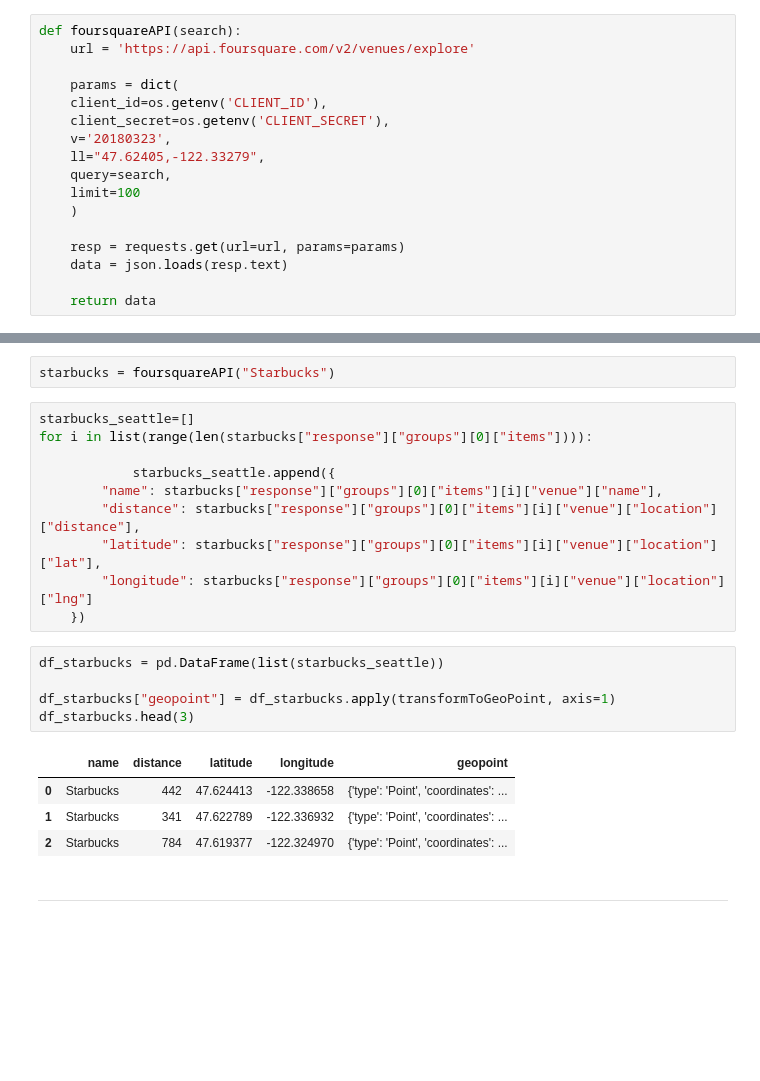
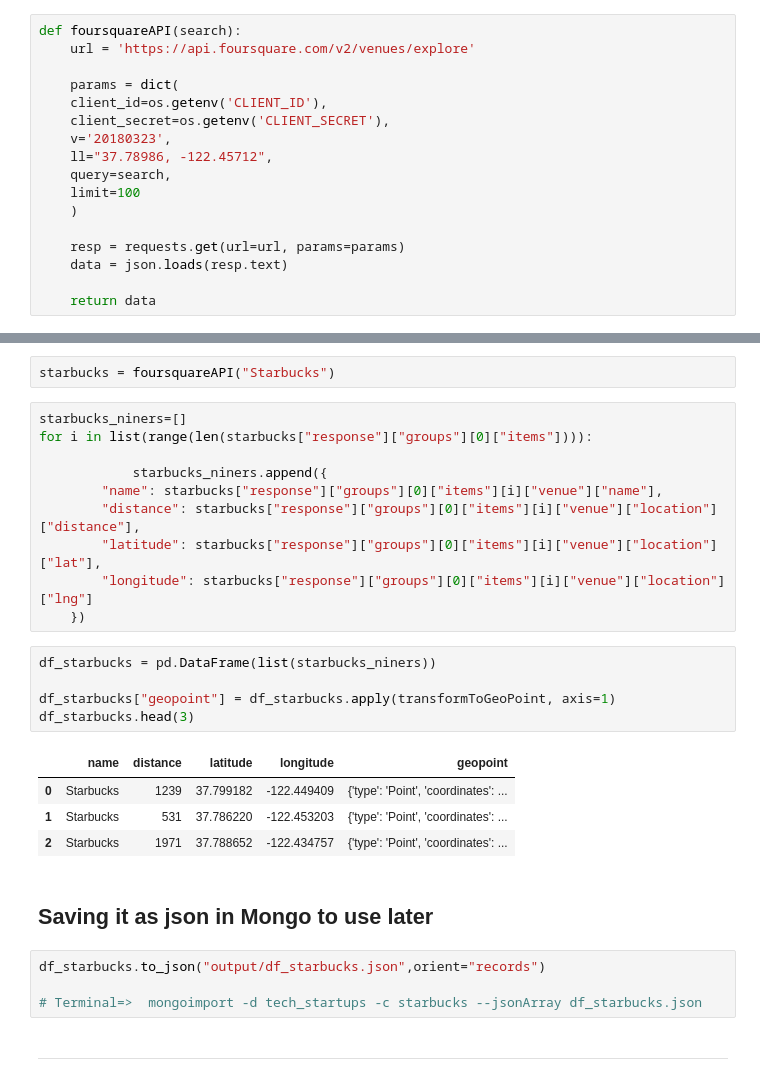
Before and after one commit to JaimeSanz28/Earth_Blueprint, a Jupyter notebook: api_near_queries.ipynb, the cells around one changed output, grey strips where cells are left out. Cells and saved outputs as stored; diff of their text form; blank space fills up the shorter version.

```diff
--- a/api_near_queries.ipynb
+++ b/api_near_queries.ipynb
@@ -18,7 +20,7 @@ def foursquareAPI(search):
     client_id=os.getenv('CLIENT_ID'),
     client_secret=os.getenv('CLIENT_SECRET'),
     v='20180323',
-    ll="47.62405,-122.33279",
+    ll="37.78986, -122.45712",
     query=search,
     limit=100
     )
@@ -34,25 +38,31 @@ def foursquareAPI(search):
 # %%
 starbucks = foursquareAPI("Starbucks")
 # %%
-starbucks_seattle=[]
+starbucks_niners=[]
 for i in list(range(len(starbucks["response"]["groups"][0]["items"]))):
 
-            starbucks_seattle.append({
+            starbucks_niners.append({
         "name": starbucks["response"]["groups"][0]["items"][i]["venue"]["name"],
         "distance": starbucks["response"]["groups"][0]["items"][i]["venue"]["location"]["distance"],
         "latitude": starbucks["response"]["groups"][0]["items"][i]["venue"]["location"]["lat"],
         "longitude": starbucks["response"]["groups"][0]["items"][i]["venue"]["location"]["lng"]
     })
 # %%
-df_starbucks = pd.DataFrame(list(starbucks_seattle))
+df_starbucks = pd.DataFrame(list(starbucks_niners))
 
 df_starbucks["geopoint"] = df_starbucks.apply(transformToGeoPoint, axis=1)
 df_starbucks.head(3)
 # %% [output]
 |  | name | distance | latitude | longitude | geopoint |
-| 0 | Starbucks | 442 | 47.624413 | -122.338658 | {'type': 'Point', 'coordinates': ... |
-| 1 | Starbucks | 341 | 47.622789 | -122.336932 | {'type': 'Point', 'coordinates': ... |
-| 2 | Starbucks | 784 | 47.619377 | -122.324970 | {'type': 'Point', 'coordinates': ... |
+| 0 | Starbucks | 1239 | 37.799182 | -122.449409 | {'type': 'Point', 'coordinates': ... |
+| 1 | Starbucks | 531 | 37.786220 | -122.453203 | {'type': 'Point', 'coordinates': ... |
+| 2 | Starbucks | 1971 | 37.788652 | -122.434757 | {'type': 'Point', 'coordinates': ... |
+# %% [markdown]
+## Saving it as json in Mongo to use later
+# %%
+df_starbucks.to_json("output/df_starbucks.json",orient="records")
+
+# Terminal=>  mongoimport -d tech_startups -c starbucks --jsonArray df_starbucks.json
 # %% [markdown]
 ------------
 # %% [markdown]
```
Also changed, not shown: parts of 68 cells of this notebook.
